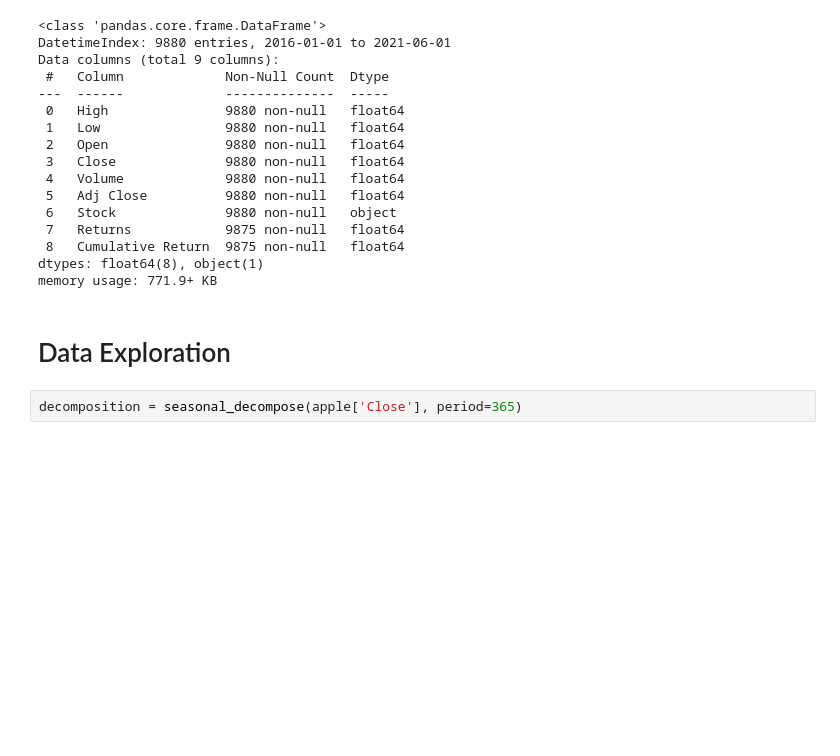
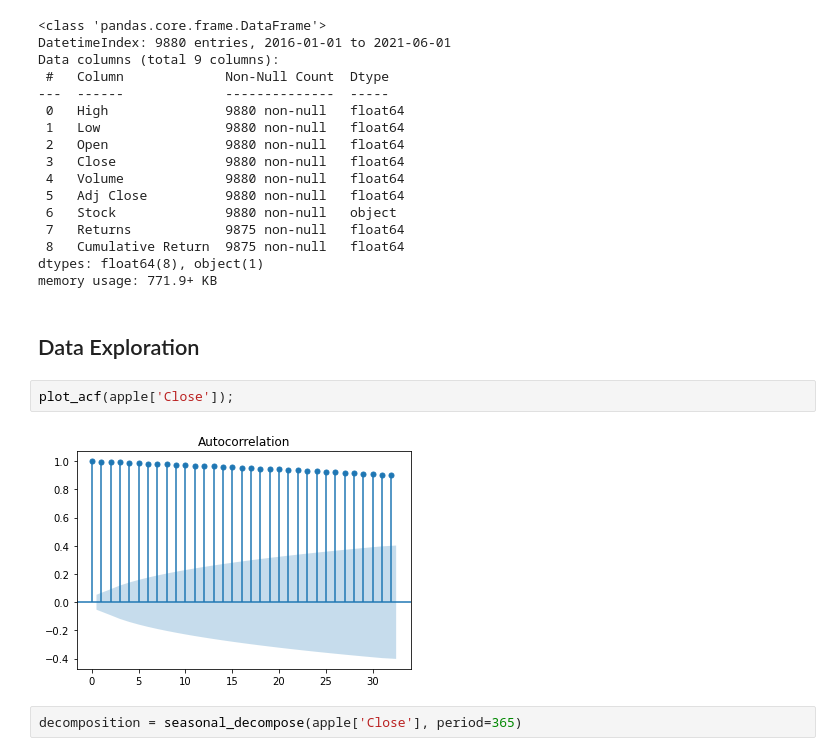
Before and after one commit to jmg0144/Stock-Market-Analysis, a Jupyter notebook: Stock-Market-Analysis.ipynb, the cells around one changed output. Saved outputs shown, nothing was run; the diff lists cells and outputs as text; blank space fills up the shorter version.

```diff
--- a/Stock-Market-Analysis.ipynb
+++ b/Stock-Market-Analysis.ipynb
@@ -234,7 +240,11 @@ Data columns (total 9 columns):
 dtypes: float64(8), object(1)
 memory usage: 771.9+ KB
 # %% [markdown]
-# Data Exploration
+## Data Exploration
+# %%
+plot_acf(apple['Close']);
+# %% [output]
+[figure, added]
 # %%
 decomposition = seasonal_decompose(apple['Close'], period=365)
 # %%
```
Also changed, not shown: parts of 77 cells of this notebook.
